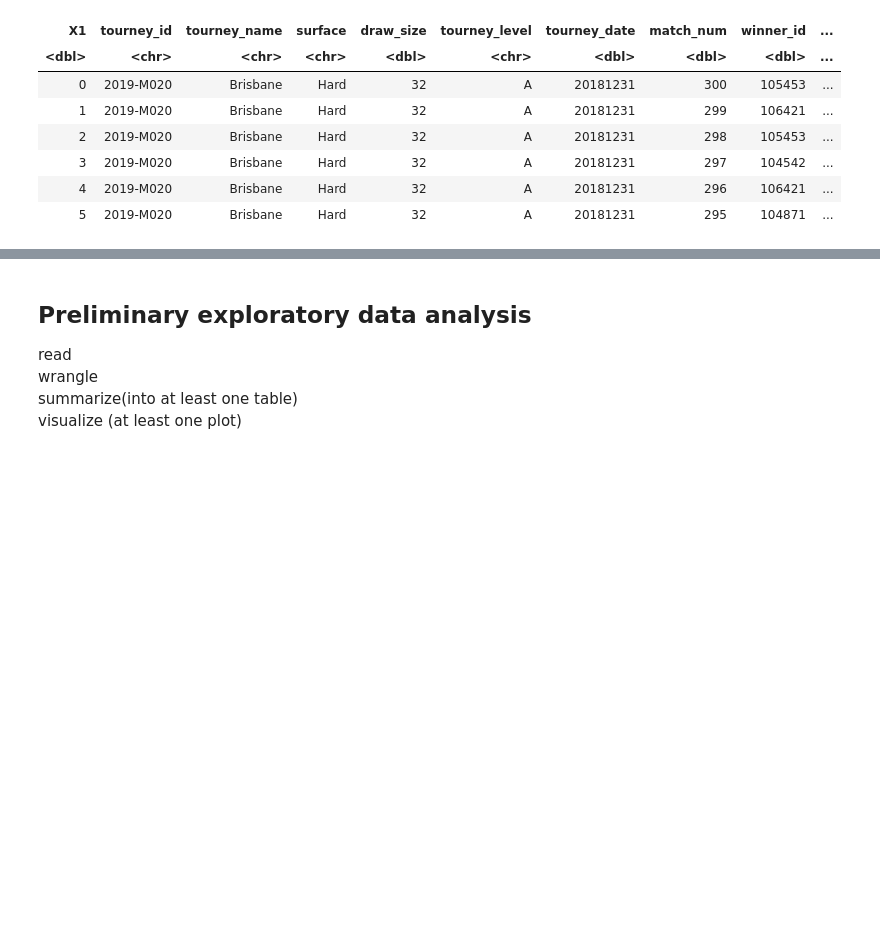
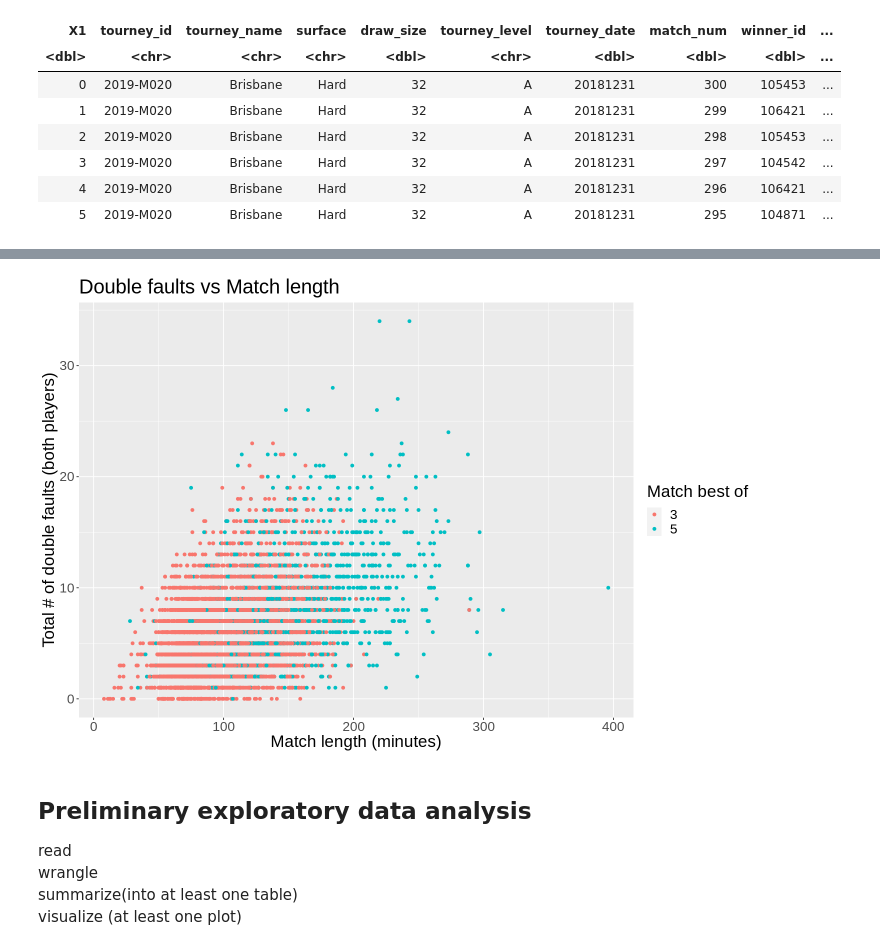
Before and after one commit to SimonYYL/DSCI_100_group19_group_project, a Jupyter notebook: project_proposal_draft.ipynb, the cells around one changed output, grey strips where cells are left out. Saved outputs shown, nothing was run; the diff lists cells and outputs as text; code cells hidden in the pictures; blank space fills up the shorter version.

Commit message:
Created faults vs time comparison plot

```diff
--- a/project_proposal_draft.ipynb
+++ b/project_proposal_draft.ipynb
@@ -45,0 +83,15 @@ A tibble: 6 × 50
+# %%
+options(repr.plot.width = 12, repr.plot.height = 8)
+
+df_vs_time_plot <- atp_data_frame %>%
+    filter(minutes < 500) %>%
+    mutate(total_df = w_df + l_df) %>%
+    mutate(best_of = as_factor(best_of)) %>%
+    ggplot(aes(x=minutes,y=total_df)) +
+        geom_point(aes(color = best_of)) +
+        ggtitle("Double faults vs Match length") +
+        labs(x="Match length (minutes)",y="Total # of double faults (both players)", color="Match best of") +
+        theme(text = element_text(size = 20))
+
+df_vs_time_plot
+# %% [output]
@@ -46,3 +100,4 @@ A tibble: 6 × 50
+[figure, added]
 # %% [markdown]
 ## Preliminary exploratory data analysis
 read
```
Also changed, not shown: parts of 4 cells of this notebook.
